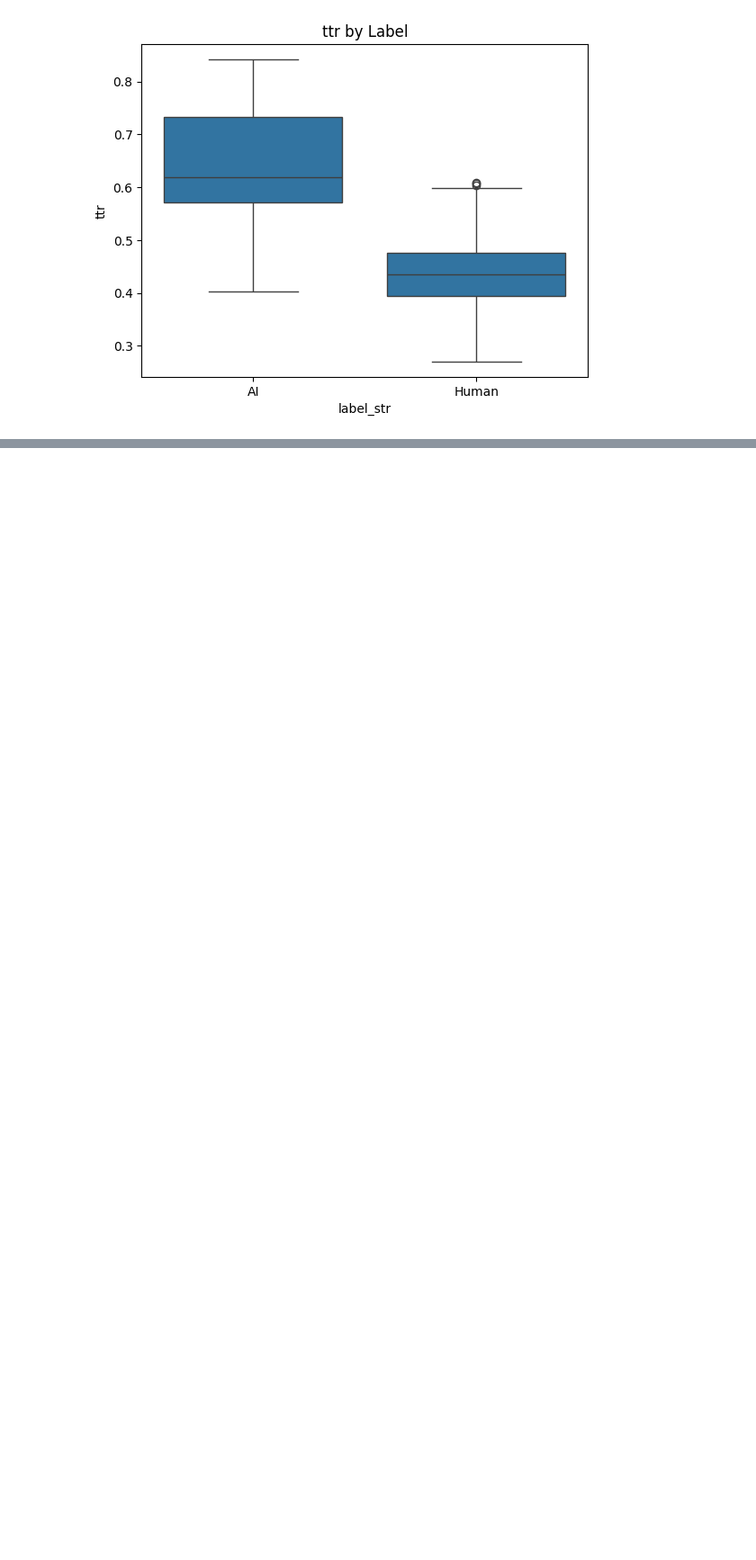
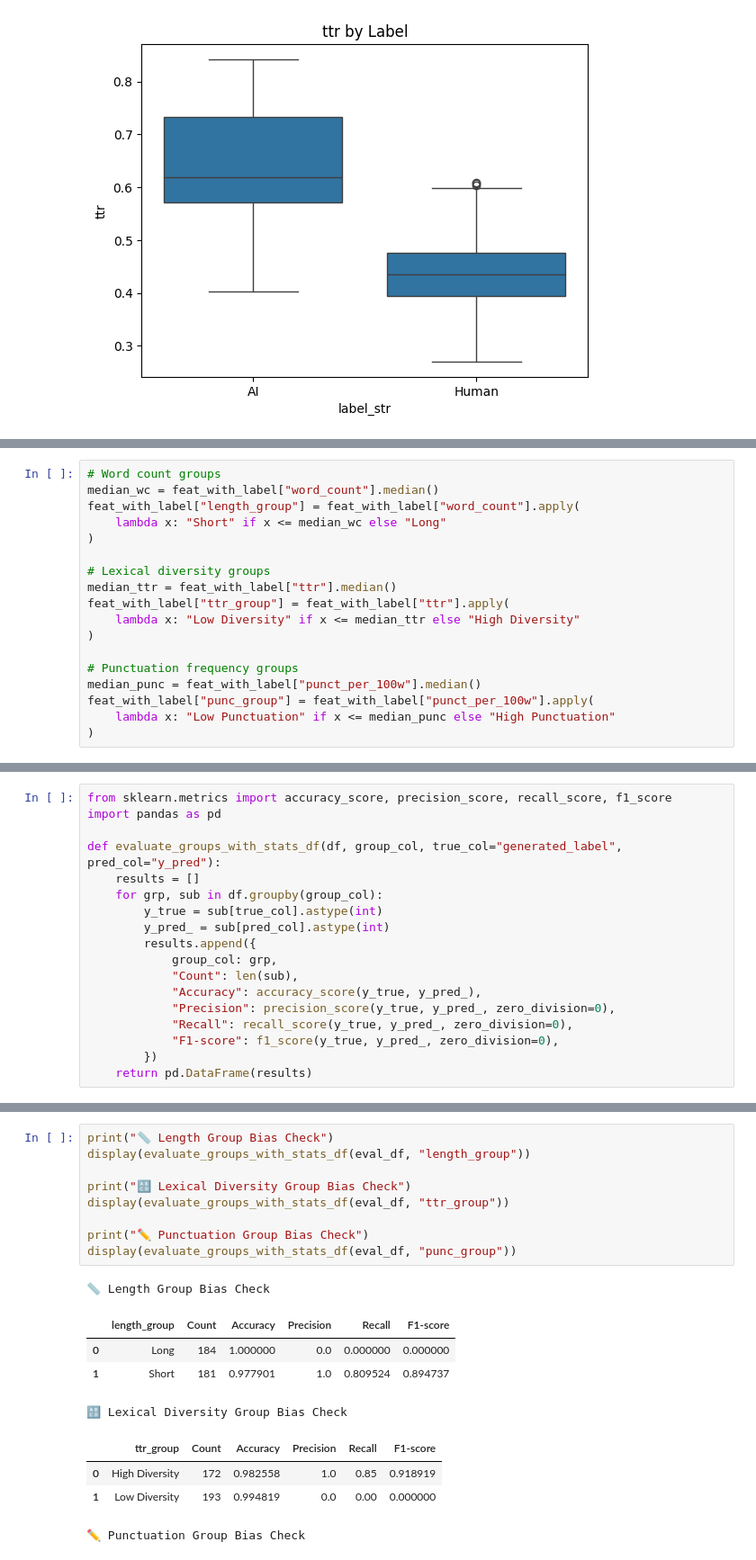
Before and after one commit to melodychengtc/ai-bias-project, a Jupyter notebook: ai-essay-detection.ipynb, the cells around one changed output, grey strips where cells are left out. Shown at 90% size. Drawn from its saved outputs; the diff is of its cells as text; blank space fills up the shorter version.

```diff
--- a/ai-essay-detection.ipynb
+++ b/ai-essay-detection.ipynb
@@ -833,0 +944,18 @@ for col in ["word_count", "var_sent_len", "connectives_per_100w", "ttr"]:
+# %%
+# Word count groups
+median_wc = feat_with_label["word_count"].median()
+feat_with_label["length_group"] = feat_with_label["word_count"].apply(
+    lambda x: "Short" if x <= median_wc else "Long"
+)
+
+# Lexical diversity groups
+median_ttr = feat_with_label["ttr"].median()
+feat_with_label["ttr_group"] = feat_with_label["ttr"].apply(
+    lambda x: "Low Diversity" if x <= median_ttr else "High Diversity"
+)
+
+# Punctuation frequency groups
+median_punc = feat_with_label["punct_per_100w"].median()
+feat_with_label["punc_group"] = feat_with_label["punct_per_100w"].apply(
+    lambda x: "Low Punctuation" if x <= median_punc else "High Punctuation"
+)
@@ -833,0 +989,18 @@ for col in ["word_count", "var_sent_len", "connectives_per_100w", "ttr"]:
+# %%
+from sklearn.metrics import accuracy_score, precision_score, recall_score, f1_score
+import pandas as pd
+
+def evaluate_groups_with_stats_df(df, group_col, true_col="generated_label", pred_col="y_pred"):
+    results = []
+    for grp, sub in df.groupby(group_col):
+        y_true = sub[true_col].astype(int)
+        y_pred_ = sub[pred_col].astype(int)
+        results.append({
+            group_col: grp,
+            "Count": len(sub),
+            "Accuracy": accuracy_score(y_true, y_pred_),
+            "Precision": precision_score(y_true, y_pred_, zero_division=0),
+            "Recall": recall_score(y_true, y_pred_, zero_division=0),
+            "F1-score": f1_score(y_true, y_pred_, zero_division=0),
+        })
+    return pd.DataFrame(results)
@@ -833,0 +1052,19 @@ for col in ["word_count", "var_sent_len", "connectives_per_100w", "ttr"]:
+# %%
+print("📏 Length Group Bias Check")
+display(evaluate_groups_with_stats_df(eval_df, "length_group"))
+
+print("🔠 Lexical Diversity Group Bias Check")
+display(evaluate_groups_with_stats_df(eval_df, "ttr_group"))
+
+print("✏️ Punctuation Group Bias Check")
+display(evaluate_groups_with_stats_df(eval_df, "punc_group"))
+# %% [output]
+📏 Length Group Bias Check
+|  | length_group | Count | Accuracy | Precision | Recall | F1-score |
+| 0 | Long | 184 | 1.000000 | 0.0 | 0.000000 | 0.000000 |
+| 1 | Short | 181 | 0.977901 | 1.0 | 0.809524 | 0.894737 |
+🔠 Lexical Diversity Group Bias Check
+|  | ttr_group | Count | Accuracy | Precision | Recall | F1-score |
+| 0 | High Diversity | 172 | 0.982558 | 1.0 | 0.85 | 0.918919 |
+| 1 | Low Diversity | 193 | 0.994819 | 0.0 | 0.00 | 0.000000 |
+✏️ Punctuation Group Bias Check
```
Also changed, not shown: parts of 18 cells of this notebook.
